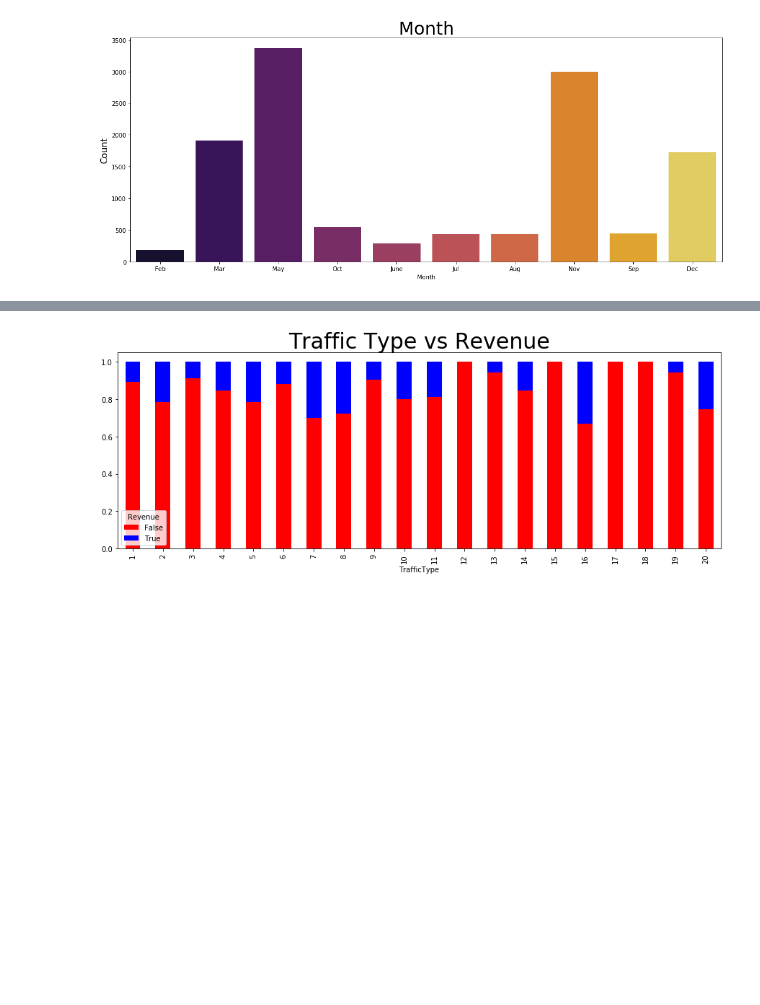
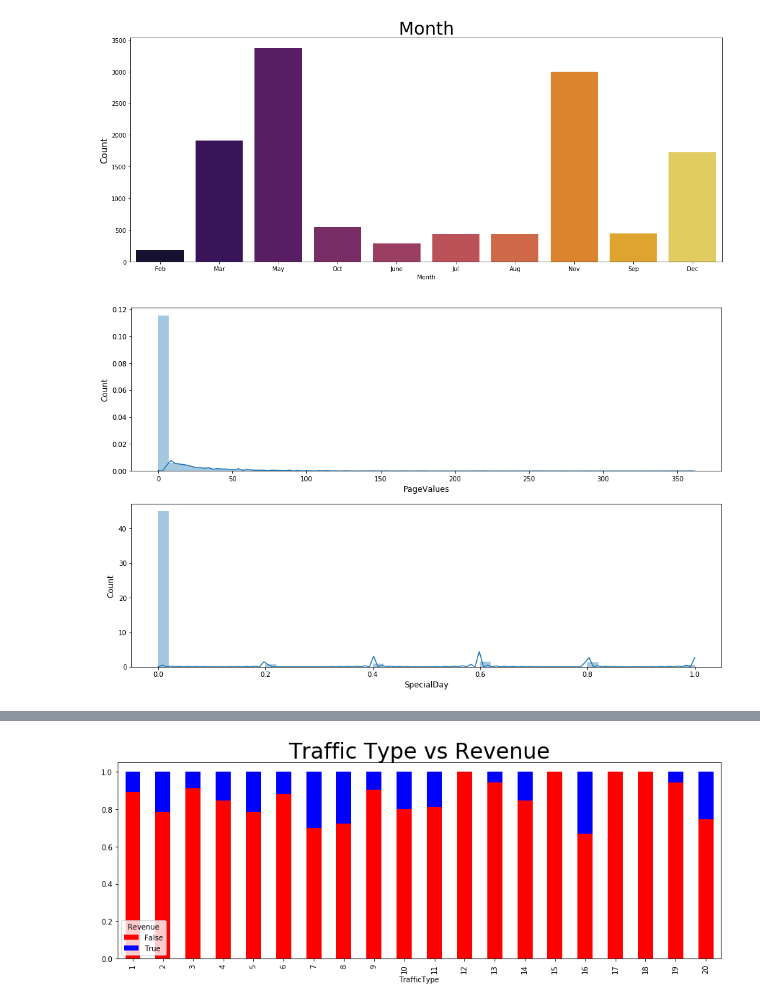
Before and after one commit to Shaila96/kaggle-dataset-analysis, a Jupyter notebook: OnlineShoppersIntention/EDA.ipynb, the cells around one changed output, grey strips where cells are left out. Cells and saved outputs as stored; diff of their text form; code cells hidden in the pictures; blank space fills up the shorter version.

```diff
--- a/OnlineShoppersIntention/EDA.ipynb
+++ b/OnlineShoppersIntention/EDA.ipynb
@@ -162,3 +204,35 @@ plt.ylabel('Count', fontsize = 15)
 plt.show()
 # %% [output]
 [figure]
+# %%
+# ------------------- Numerical
+# Administrative             float64
+# Administrative_Duration    float64
+# Informational              float64
+# Informational_Duration     float64
+# ProductRelated             float64
+# ProductRelated_Duration    float64
+# BounceRates                float64
+# ExitRates                  float64
+# PageValues                 float64
+# SpecialDay                 float64
+
+
+num_col_names = [
+#              'Administrative','Administrative_Duration',
+#              'Informational', 'Informational_Duration',
+#              'ProductRelated', 'ProductRelated_Duration',
+#              'BounceRates', 'ExitRates',
+             'PageValues', 'SpecialDay']
+
+fig, ax = plt.subplots(len(num_col_names), figsize=(16, 5*len(num_col_names)))
+
+for i, col_val in enumerate(num_col_names):
+    sns.distplot(df[col_val], hist=True, ax=ax[i])
+#     ax[i].set_title('Freq Dist - '+ col_val, fontsize=14)
+    ax[i].set_xlabel(col_val, fontsize=12)
+    ax[i].set_ylabel('Count', fontsize=12)
+
+plt.show()
+# %% [output]
+[figure, added]
```
Also changed, not shown: parts of 8 cells of this notebook, 20 other files.
